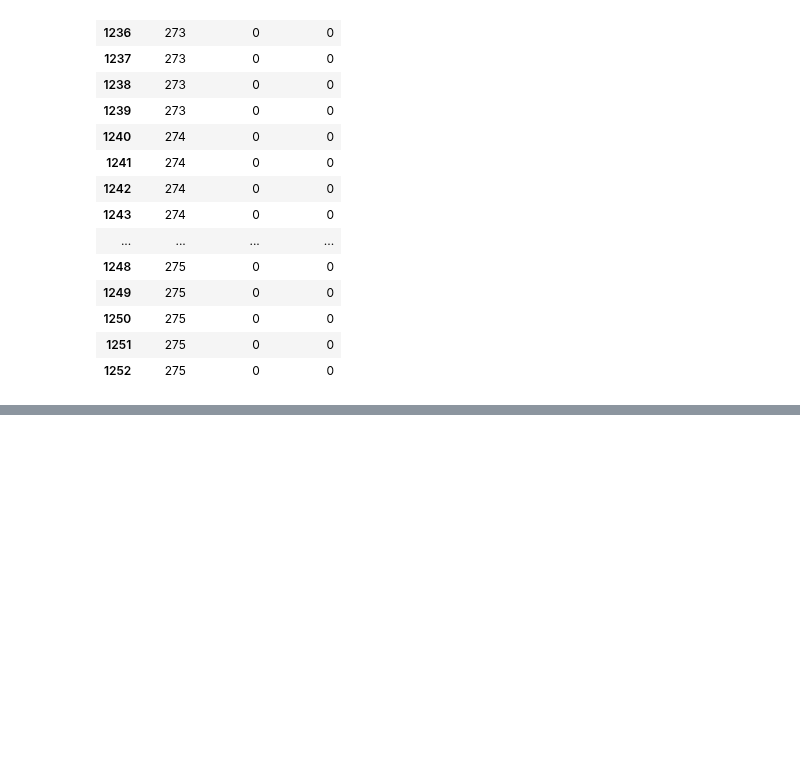
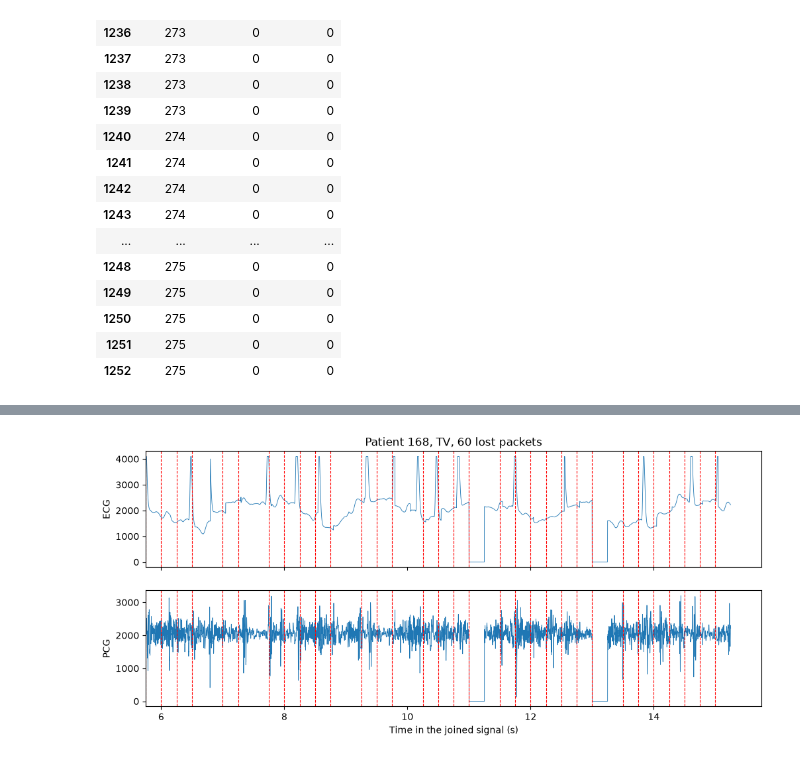
Before and after one commit to Alejandro-131004/cardio-trimodal-align, a Jupyter notebook: Data_Processing.ipynb, the cells around one changed output, grey strips where cells are left out. Saved outputs shown, nothing was run; the diff lists cells and outputs as text; code cells hidden in the pictures; blank space fills up the shorter version.

```diff
--- a/Data_Processing.ipynb
+++ b/Data_Processing.ipynb
@@ -861,0 +861,16 @@ Name: count, dtype: int64
+# %%
+if CHECKS_FILE.exists():
+    checks = pd.read_pickle(CHECKS_FILE)
+else:
+    checks = pd.DataFrame([check_recording(row) for _, row in recordings.iterrows()])
+    OUTPUT_DIR.mkdir(parents=True, exist_ok=True)
+    checks.to_pickle(CHECKS_FILE)
+
+assert len(checks) == len(recordings), "The index changed, delete recording_checks.pkl and rerun"
+
+recordings = pd.concat([recordings.drop(columns=checks.columns, errors="ignore"), checks], axis=1)
+recordings["diff_s"] = (recordings["ecg_s"] - recordings["pcg_s"]).abs()
+
+print("Errors:", recordings["error"].notna().sum())
+print(recordings.groupby("app")[["ecg_fs", "pcg_fs"]].value_counts(), "\n")
+recordings.groupby("app")[["ecg_s", "pcg_s", "diff_s", "lost_ecg", "lost_pcg"]].describe().round(2).T
@@ -868,6 +906,3 @@ print(f"Median interval between packets: {steps.median():.3f} s")
 # %% [output]
 {'Device': 'CardioSleeve:C19B', 'Cardiac_signal': 'ECG', 'Test_valve': 'Aórtica', 'Sampling_frequency': '500Hz', 'Packages_size': '125samples', 'Packages_frequency': '4Hz'}
 Median interval between packets: 0.235 s
-# %%
-recordings["lost_s"] = recordings["lost_packets"] / 4   # 4 packets per second (Packages_frequency)
-recordings.groupby("app")["lost_s"].describe().round(2)
@@ -954,0 +978,3 @@ pd.DataFrame({
+# %%
+recordings["lost_s"] = recordings["lost_ecg"] / 4   # 4 packets per second (Packages_frequency)
+recordings.groupby("app")["lost_s"].describe().round(2)
@@ -954,0 +1061,24 @@ pd.DataFrame({
+# %%
+def plot_gaps(row, window: float = 10):
+    """ECG and PCG of a new app recording, with a red line where a packet arrived late."""
+    ecg, pcg = load_recording(row)
+    gaps = pd.to_datetime(ecg.meta["packet_times"]).to_series().diff().dt.total_seconds().to_numpy()
+    sizes = np.array(ecg.meta["packet_sizes"])
+    starts = (np.cumsum(sizes) - sizes) / ecg.fs          # time of the first sample of each row
+    late = starts[gaps > 0.375]                           # 1.5 times the expected 0.25 s
+    center = starts[np.nanargmax(gaps)]                   # the largest gap
+
+    fig, axes = plt.subplots(2, 1, figsize=(12, 5), sharex=True)
+    for ax, sig, name in zip(axes, (ecg, pcg), ("ECG", "PCG")):
+        ax.plot(np.arange(len(sig.data)) / sig.fs, sig.data, lw=0.6)
+        for t in late:
+            ax.axvline(t, color="red", ls="--", lw=0.8)
+        ax.set_ylabel(name)
+    axes[0].set_xlim(center - window / 2, center + window / 2)
+    axes[0].set_title(f"Patient {row['patient']}, {row['site']}, {row['lost_ecg']:.0f} lost packets")
+    axes[1].set_xlabel("Time in the joined signal (s)")
+    plt.show()
+# %%
+plot_gaps(recordings.loc[recordings["lost_ecg"].idxmax()])
+# %% [output]
+[figure, added]
```
Also changed, not shown: parts of 43 cells of this notebook.
